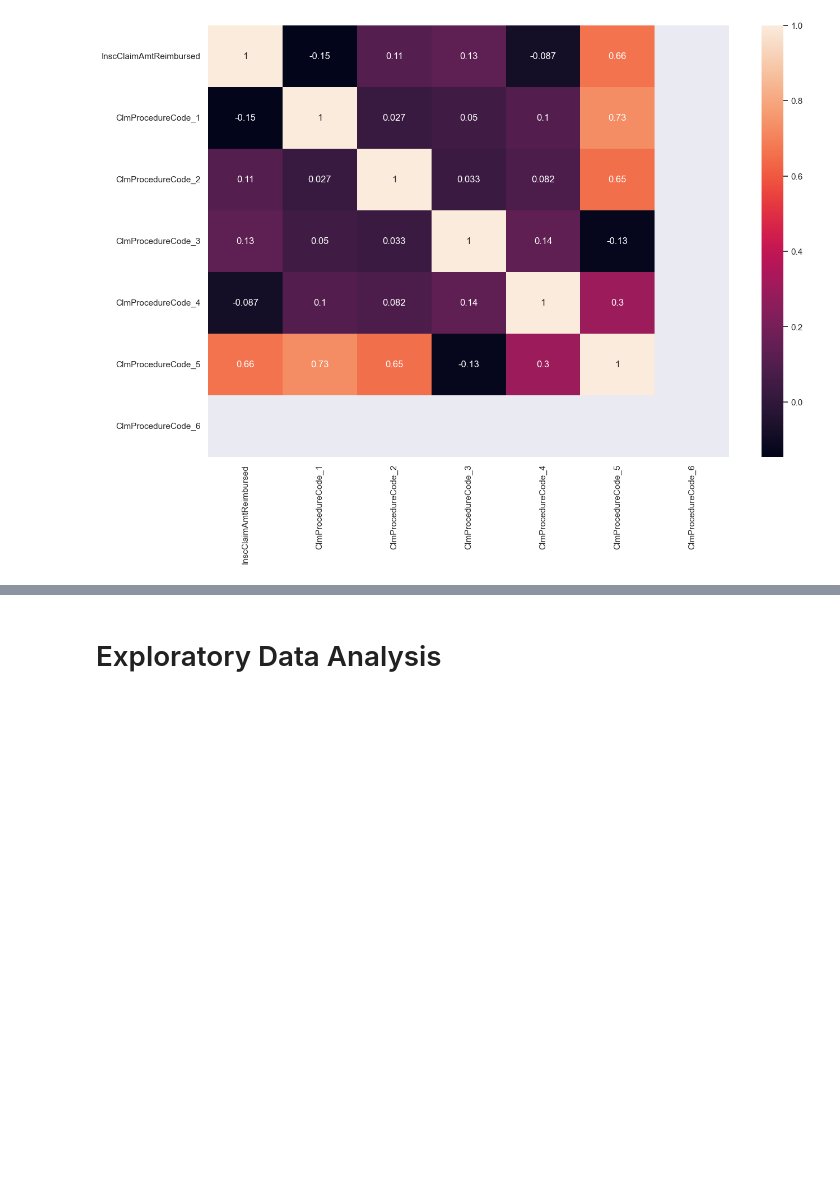
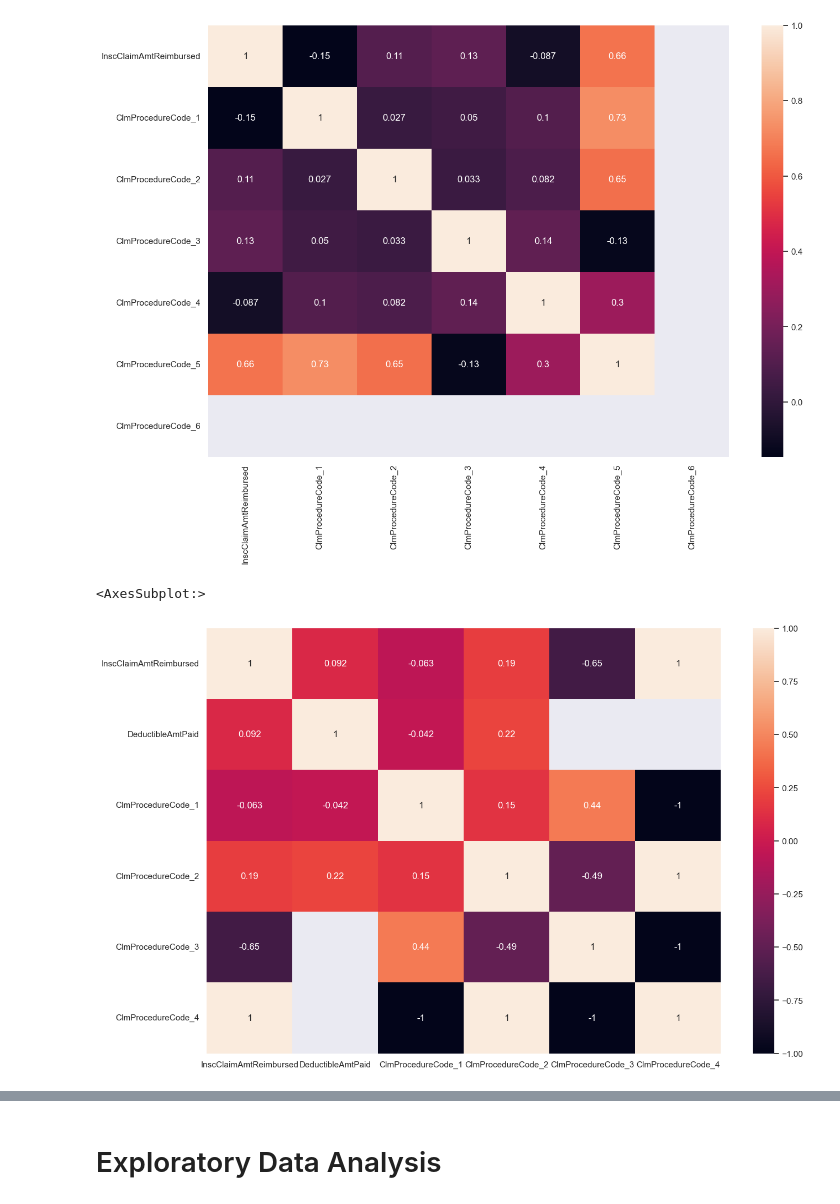
Before and after one commit to evkumar71/DataScience, a Jupyter notebook: Healtcare_fraud_detection.ipynb, the cells around one changed output, grey strips where cells are left out. Saved outputs shown, nothing was run; the diff lists cells and outputs as text; code cells hidden in the pictures; blank space fills up the shorter version.

Commit message:
added heatmaps for out-pt/bene

```diff
--- a/Healtcare_fraud_detection.ipynb
+++ b/Healtcare_fraud_detection.ipynb
@@ -55,3 +58,14 @@ sns.heatmap(df_in_corr, annot=True)
 # %% [output]
 <AxesSubplot:>
 [figure]
+# %%
+df_out_corr = df_out.loc[:, ['InscClaimAmtReimbursed', 'DeductibleAmtPaid',
+                              'ClmProcedureCode_1','ClmProcedureCode_2','ClmProcedureCode_3',
+                              'ClmProcedureCode_4']
+                             ].corr()
+# df_out_corr
+# %%
+sns.heatmap(df_out_corr, annot=True)
+# %% [output]
+<AxesSubplot:>
+[figure, added]
```
Also changed, not shown: parts of 3 cells of this notebook.
